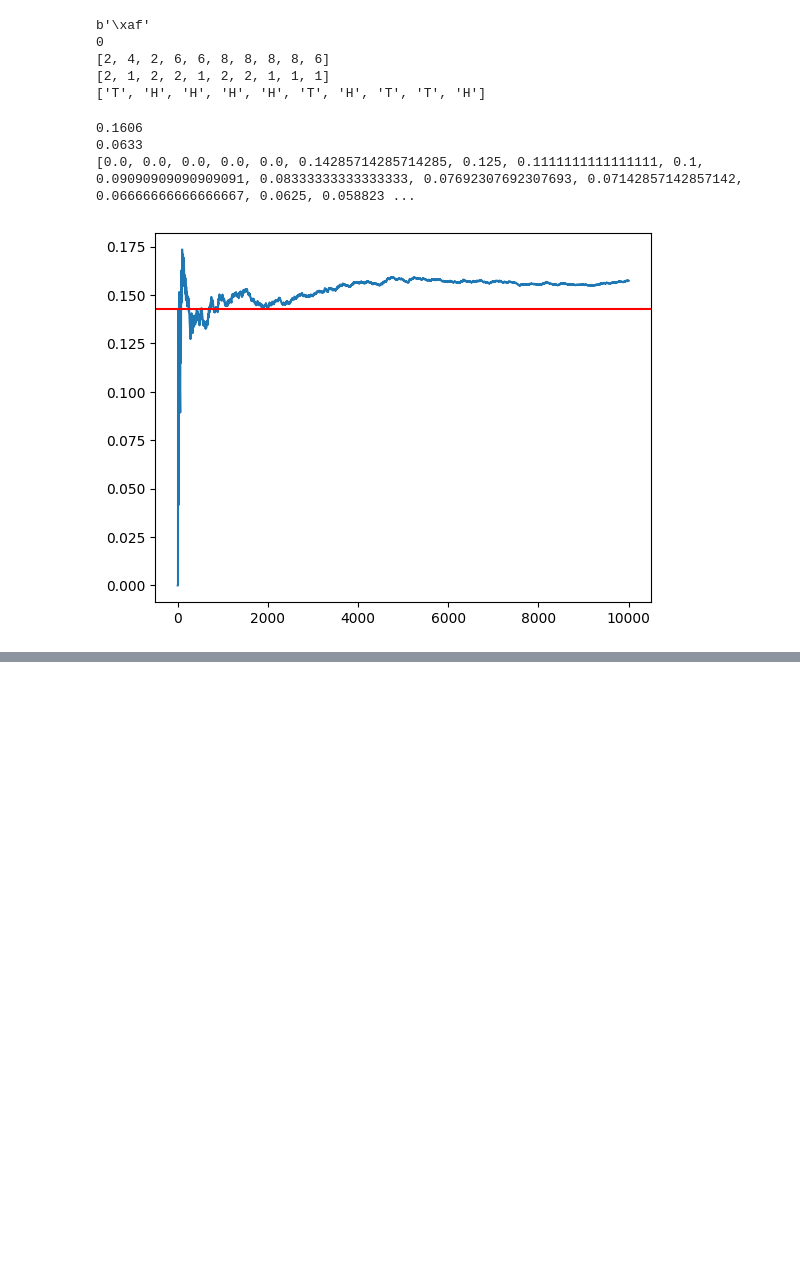
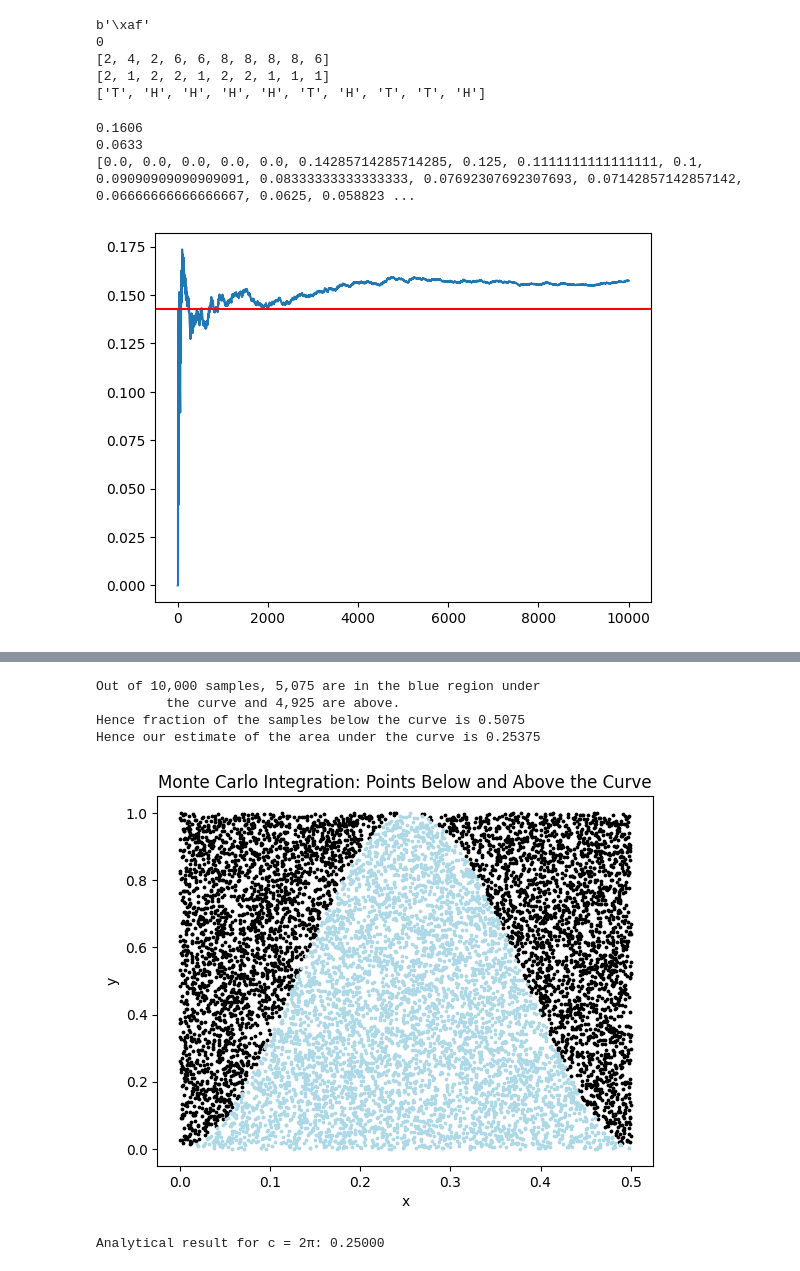
Before and after one commit to YashDagade/Math-231, a Jupyter notebook: HW1/hw1_axioms.ipynb, the cells around one changed output, grey strips where cells are left out. Drawn from its saved outputs; the diff is of its cells as text; code cells hidden in the pictures; blank space fills up the shorter version.

```diff
--- a/HW1/hw1_axioms.ipynb
+++ b/HW1/hw1_axioms.ipynb
@@ -76,0 +223,61 @@ print(divisibleOverTime[1:20])
+# %%
+import sympy as sp
+
+def f(x):
+    c = 6.14159  # Set c to the given value
+    return np.sin(c * x) ** 2
+
+# Monte Carlo Integration
+numberSamples = 10_000  # Number of random samples
+samplesIn = []
+samplesOut = []
+
+# Generate random points and check if they fall below the curve
+for k in range(numberSamples):
+    x = 0.5 * rnd.random()  # x values are in [0, 1/2]
+    y = rnd.random()        # y values are in [0, 1]
+    if f(x) > y:  # Check if the point is below the curve f(x)
+        samplesIn.append([x, y])  # Point is below the curve
+    else:
+        samplesOut.append([x, y])  # Point is above the curve
+
+# Calculate the number of points in and out of the area under the curve
+numIn = len(samplesIn)
+numOut = len(samplesOut)
+
+# Estimate the area under the curve
+estimated_area = (0.5 * 1) * (numIn / numberSamples)  # The rectangle area is 0.5
+
+# Print the results
+print("Out of {:,} samples, {:,} are in the blue region under \n \t the curve and {:,} are above.".format(numberSamples, numIn, numOut))
+print("Hence fraction of the samples below the curve is {:.4f}".format(numIn/numberSamples))
+print("Hence our estimate of the area under the curve is {:.5f}".format(estimated_area))
+
+# Scatter plot the points
+x_samplesIn = [p[0] for p in samplesIn]
+y_samplesIn = [p[1] for p in samplesIn]
+x_samplesOut = [p[0] for p in samplesOut]
+y_samplesOut = [p[1] for p in samplesOut]
+
+plt.scatter(x_samplesOut, y_samplesOut, color='black', s=3)
+plt.scatter(x_samplesIn, y_samplesIn, color='lightblue', s=3)
+plt.xlabel("x")
+plt.ylabel("y")
+plt.title("Monte Carlo Integration: Points Below and Above the Curve")
+plt.show()
+
+# Now calculate the integral analytically using sympy for c = 2π
+x = sp.Symbol('x')
+c_pi = 2 * np.pi
+integral_expr = sp.sin(c_pi * x)**2
+analytical_area = sp.integrate(integral_expr, (x, 0, 1/2))
+
+# Print the analytical result
+print(f"Analytical result for c = 2π: {analytical_area.evalf():.5f}")
+# %% [output]
+Out of 10,000 samples, 5,075 are in the blue region under
+         the curve and 4,925 are above.
+Hence fraction of the samples below the curve is 0.5075
+Hence our estimate of the area under the curve is 0.25375
+[figure, added]
+Analytical result for c = 2π: 0.25000
```
Also changed, not shown: parts of 4 cells of this notebook.
